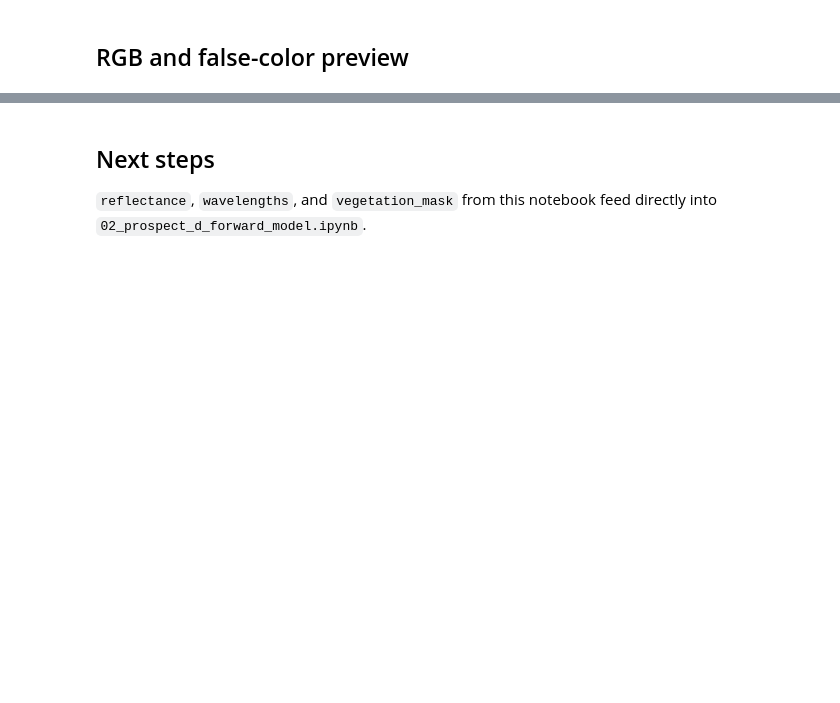
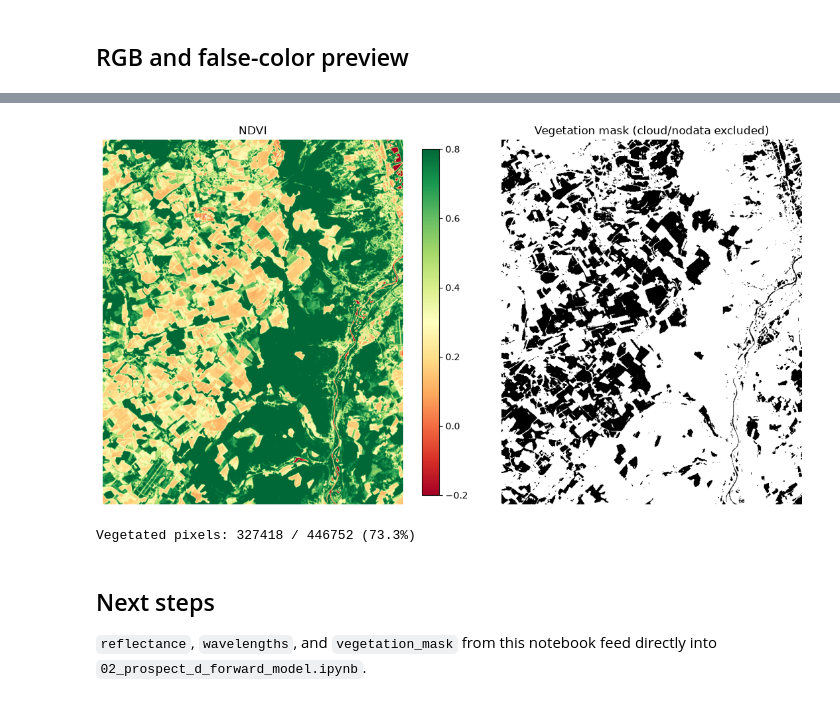
Before and after one commit to sabanskiy/tanager-pigment-inversion, a Jupyter notebook: notebooks/01_tanager_load_and_preprocess.ipynb, the cells around one changed output, grey strips where cells are left out. Saved outputs shown, nothing was run; the diff lists cells and outputs as text; code cells hidden in the pictures; blank space fills up the shorter version.

```diff
--- a/notebooks/01_tanager_load_and_preprocess.ipynb
+++ b/notebooks/01_tanager_load_and_preprocess.ipynb
@@ -96,28 +103,29 @@ Uses NDVI thresholding as a first-pass vegetation mask, and a brightness thresho
 # %%
 nir = reflectance[:, :, false_color_bands["nir"]]
 red = reflectance[:, :, rgb_bands["red"]]
 ndvi = (nir - red) / (nir + red + 1e-6)
 
-NDVI_VEG_THRESHOLD = 0.3   # TODO: tune per scene
-SHADOW_BRIGHTNESS_THRESHOLD = 0.05  # TODO: tune per scene
+NDVI_VEG_THRESHOLD = 0.3  # TODO: tune per scene
 
-brightness = reflectance.mean(axis=-1)
-vegetation_mask = (ndvi > NDVI_VEG_THRESHOLD) & (brightness > SHADOW_BRIGHTNESS_THRESHOLD)
+vegetation_mask = (ndvi > NDVI_VEG_THRESHOLD) & ~invalid_pixels
 
 fig, axes = plt.subplots(1, 2, figsize=(12, 6))
 im = axes[0].imshow(ndvi, cmap="RdYlGn", vmin=-0.2, vmax=0.8)
 axes[0].set_title("NDVI")
 axes[0].axis("off")
 plt.colorbar(im, ax=axes[0], fraction=0.046)
 axes[1].imshow(vegetation_mask, cmap="gray")
-axes[1].set_title("Vegetation mask (soil/shadow excluded)")
+axes[1].set_title("Vegetation mask (cloud/nodata excluded)")
 axes[1].axis("off")
 plt.tight_layout()
 plt.savefig("../results/figures/01_roi_mask.png", dpi=150)
 plt.show()
 
 print(f"Vegetated pixels: {vegetation_mask.sum()} / {vegetation_mask.size} "
       f"({100 * vegetation_mask.mean():.1f}%)")
+# %% [output]
+[figure, added]
+Vegetated pixels: 327418 / 446752 (73.3%)
 # %% [markdown]
 ## Next steps
 
```
Also changed, not shown: parts of 9 cells of this notebook, 2 other files.
